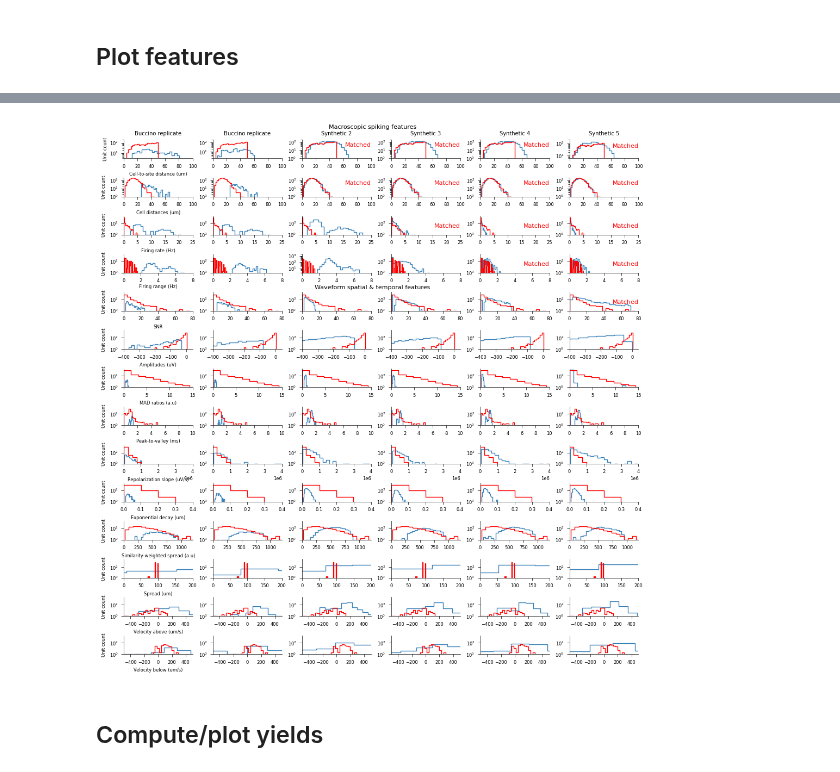
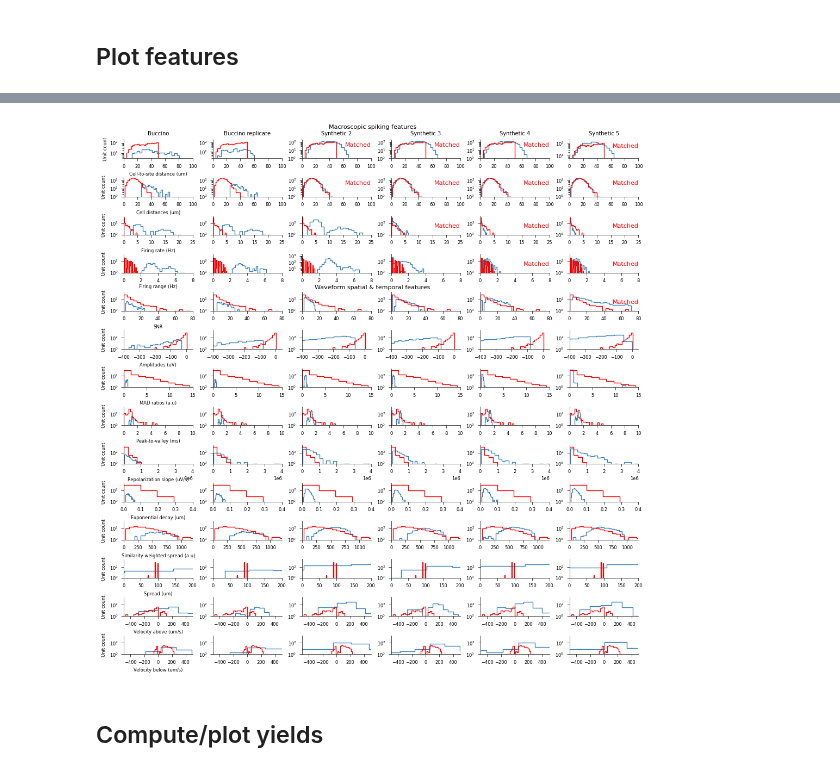
Before and after one commit to steevelaquitaine/spikebias, a Jupyter notebook: notebooks/4_reviews/fig04_AB_pros_of_added_details_yield.ipynb, the cells around one changed output, grey strips where cells are left out. Cells and saved outputs as stored; diff of their text form; code cells hidden in the pictures.

```diff
--- a/notebooks/4_reviews/fig04_AB_pros_of_added_details_yield.ipynb
+++ b/notebooks/4_reviews/fig04_AB_pros_of_added_details_yield.ipynb
@@ -1408,41 +1406,34 @@ GtNS = si.load_extractor(GROUND_TRUTH_NS_PATH)
 GtNS = remove_excess_spikes(GtNS, RecordingNS)
 GtNS = GtNS.frame_slice(start_frame=0, end_frame=RecordingNS.get_sampling_frequency() * DURATION_S)
 
-
-
-# get Sorting Analyzers
-extension_params = {'waveforms': {'ms_before': 3.0, 'ms_before': 3.0}, 'spike_amplitudes': {'peak_sign': 'neg'}}
+# create Sorting Analyzers (to analyse waveforms)
 # to check parameters: analyzer_bucci.get_default_extension_params("waveforms")
 
 # create sorting analyzers
-analyzer_ns = create_sorting_analyzer(sorting=GtNS, recording=RecordingNS, format="memory")
+analyzer_ns = si.create_sorting_analyzer(sorting=GtNS, recording=RecordingNS, format="memory")
 analyzer_ns.compute(['random_spikes', 'waveforms', 'templates', 'noise_levels', 'spike_amplitudes'], extension_params=extension_params, save=False)
 analyzer_ns.sparsity = compute_sparsity(templates_or_sorting_analyzer=analyzer_ns, method="radius", radius_um=100)
 
-analyzer_bucci = create_sorting_analyzer(sorting=GtBucci, recording=RecordingBucci, format="memory")
+analyzer_bucci = si.create_sorting_analyzer(sorting=GtBucci, recording=RecordingBucci, format="memory")
 analyzer_bucci.compute(['random_spikes', 'waveforms', 'templates', 'noise_levels', 'spike_amplitudes'], extension_params=extension_params, save=False)
 analyzer_bucci.sparsity = compute_sparsity(templates_or_sorting_analyzer=analyzer_bucci, method="radius", radius_um=100)
 
-analyzer_rep = create_sorting_analyzer(sorting=GtRep, recording=RecordingRep, format="memory")
+analyzer_rep = si.create_sorting_analyzer(sorting=GtRep, recording=RecordingRep, format="memory")
 analyzer_rep.compute(['random_spikes', 'waveforms', 'templates', 'noise_levels', 'spike_amplitudes'], extension_params=extension_params, save=False)
 analyzer_rep.sparsity = compute_sparsity(templates_or_sorting_analyzer=analyzer_rep, method="radius", radius_um=100)
-analyzer_s2 = create_sorting_analyzer(sorting=GtS2, recording=RecordingS2, format="memory")
+analyzer_s2 = si.create_sorting_analyzer(sorting=GtS2, recording=RecordingS2, format="memory")
 analyzer_s2.compute(['random_spikes', 'waveforms', 'templates', 'noise_levels', 'spike_amplitudes'], extension_params=extension_params, save=False)
-analyzer_s2.sparsity = compute_sparsity(
-    templates_or_sorting_analyzer=analyzer_s2,
-    method="radius",
-    radius_um=100
-)
+analyzer_s2.sparsity = compute_sparsity(templates_or_sorting_analyzer=analyzer_s2, method="radius", radius_um=100)
 
-analyzer_s3 = create_sorting_analyzer(sorting=GtS3, recording=RecordingS3, format="memory")
+analyzer_s3 = si.create_sorting_analyzer(sorting=GtS3, recording=RecordingS3, format="memory")
 analyzer_s3.compute(['random_spikes', 'waveforms', 'templates', 'noise_levels', 'spike_amplitudes'], extension_params=extension_params, save=False)
 analyzer_s3.sparsity = compute_sparsity(templates_or_sorting_analyzer=analyzer_s3, method="radius", radius_um=100)
 
-analyzer_s4 = create_sorting_analyzer(sorting=GtS4, recording=RecordingS4, format="memory")
+analyzer_s4 = si.create_sorting_analyzer(sorting=GtS4, recording=RecordingS4, format="memory")
 analyzer_s4.compute(['random_spikes', 'waveforms', 'templates', 'noise_levels', 'spike_amplitudes'], extension_params=extension_params, save=False)
 analyzer_s4.sparsity = compute_sparsity(templates_or_sorting_analyzer=analyzer_s4, method="radius", radius_um=100)
 
-analyzer_s5 = create_sorting_analyzer(sorting=GtS5, recording=RecordingS5, format="memory")
+analyzer_s5 = si.create_sorting_analyzer(sorting=GtS5, recording=RecordingS5, format="memory")
 analyzer_s5.compute(['random_spikes', 'waveforms', 'templates', 'noise_levels', 'spike_amplitudes'], extension_params=extension_params, save=False)
 analyzer_s5.sparsity = compute_sparsity(templates_or_sorting_analyzer=analyzer_s5, method="radius", radius_um=100)
 # %% [output]
@@ -1504,7 +1493,7 @@ text_params = {'s':'Matched', 'ha':'right', 'va':'top', 'fontsize':8, 'color':'r
 
 # Buccino
 col = 0
-ax = plot_features(axes, col, features_bucci, features_ns, title='Buccino replicate')
+ax = plot_features(axes, col, features_bucci, features_ns, title='Buccino')
 
 # Buccino replicates
 col = 1
@@ -1551,4 +1540,4 @@ Wall time: 4.2 s
-[figure, old version]
+[figure, new version]
 # %% [markdown]
 ## Compute/plot yields
 # %%
```
Also changed, not shown: parts of 8 cells of this notebook, 3 other files.
